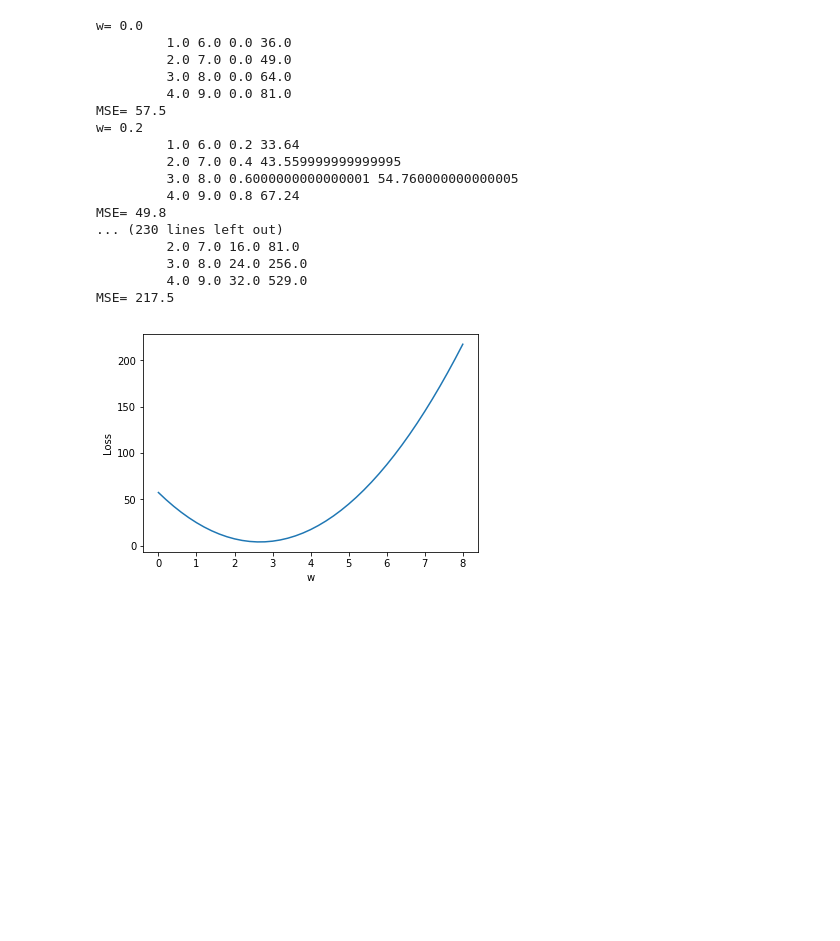
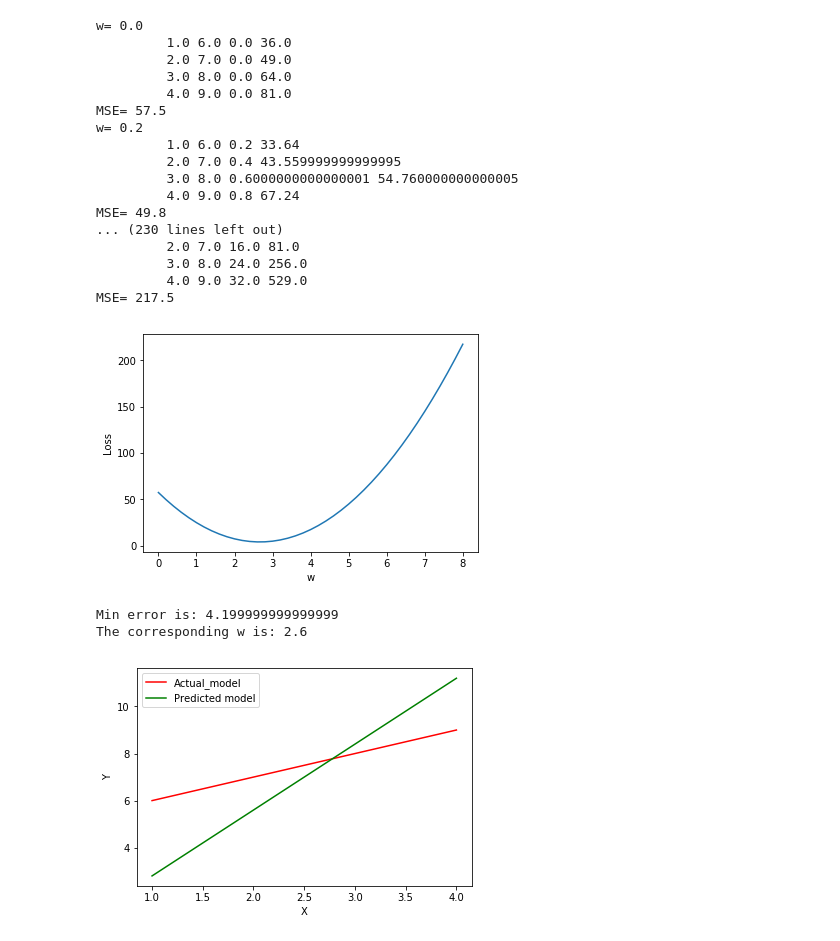
Before and after one commit to nishk/Machine-learning, a Jupyter notebook: Pytorch-ML/Pytorch-intro.ipynb, the cells around one changed output. Saved outputs shown, nothing was run; the diff lists cells and outputs as text; code cells hidden in the pictures; blank space fills up the shorter version.

Commit message:
Added plot for prediction & actual models for simple regression using python

```diff
--- a/Pytorch-ML/Pytorch-intro.ipynb
+++ b/Pytorch-ML/Pytorch-intro.ipynb
@@ -27,32 +27,49 @@ for w in np.arange(0.0, 8.1, 0.2):
     for x_val, y_val in zip(x_data,y_data):
         y_pred_val = forward(x_val)
         l = loss(x_val,y_val)
         l_sum += l
         print("\t", x_val, y_val, y_pred_val, l)
     print("MSE=", l_sum/m)
     w_list.append(w)
     mse_list.append(l_sum/m)
 plt.plot(w_list,mse_list)
 plt.ylabel('Loss')
 plt.xlabel('w')
-plt.show()
-min_w = min(w_list);
+plt.show();
+#min_w = min(w_list)
+#print (min_w)
+index_min_mse = mse_list.index(min(mse_list))
+print ("Min error is:",mse_list.pop(index_min_mse))
+print ("The corresponding w is:",w_list.pop(index_min_mse))
+
+y_model_pred = w_list.pop(index_min_mse)*np.asarray(x_data)
+#print(y_model_pred, y_data)
+
+plt.plot(x_data,y_data, label='Actual_model',color='red')
+plt.plot(x_data,y_model_pred,color='green', label='Predicted model')
+plt.xlabel('X')
+plt.ylabel('Y')
+plt.legend()
+plt.show();
 # %% [output]
 w= 0.0
          1.0 6.0 0.0 36.0
          2.0 7.0 0.0 49.0
          3.0 8.0 0.0 64.0
          4.0 9.0 0.0 81.0
 MSE= 57.5
 w= 0.2
          1.0 6.0 0.2 33.64
          2.0 7.0 0.4 43.559999999999995
          3.0 8.0 0.6000000000000001 54.760000000000005
          4.0 9.0 0.8 67.24
 MSE= 49.8
 ... (230 lines left out)
          2.0 7.0 16.0 81.0
          3.0 8.0 24.0 256.0
          4.0 9.0 32.0 529.0
 MSE= 217.5
 [figure]
+Min error is: 4.199999999999999
+The corresponding w is: 2.6
+[figure, added]
```
Also changed, not shown: 1 other file.
